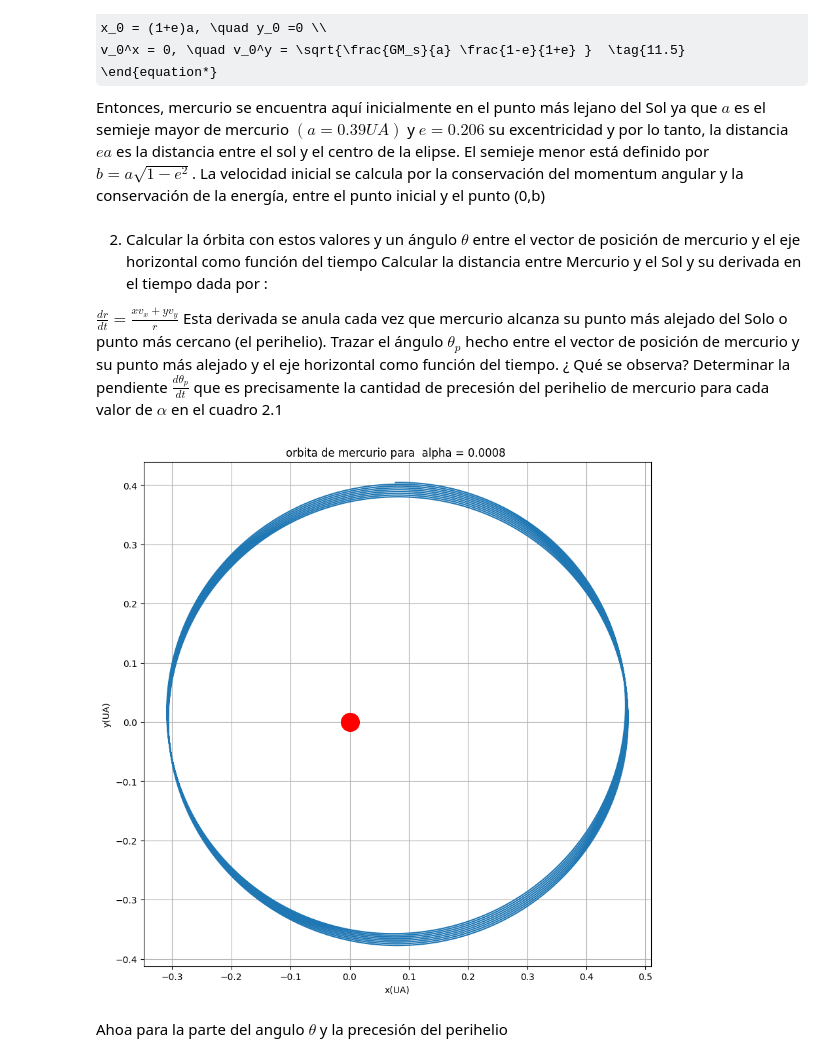
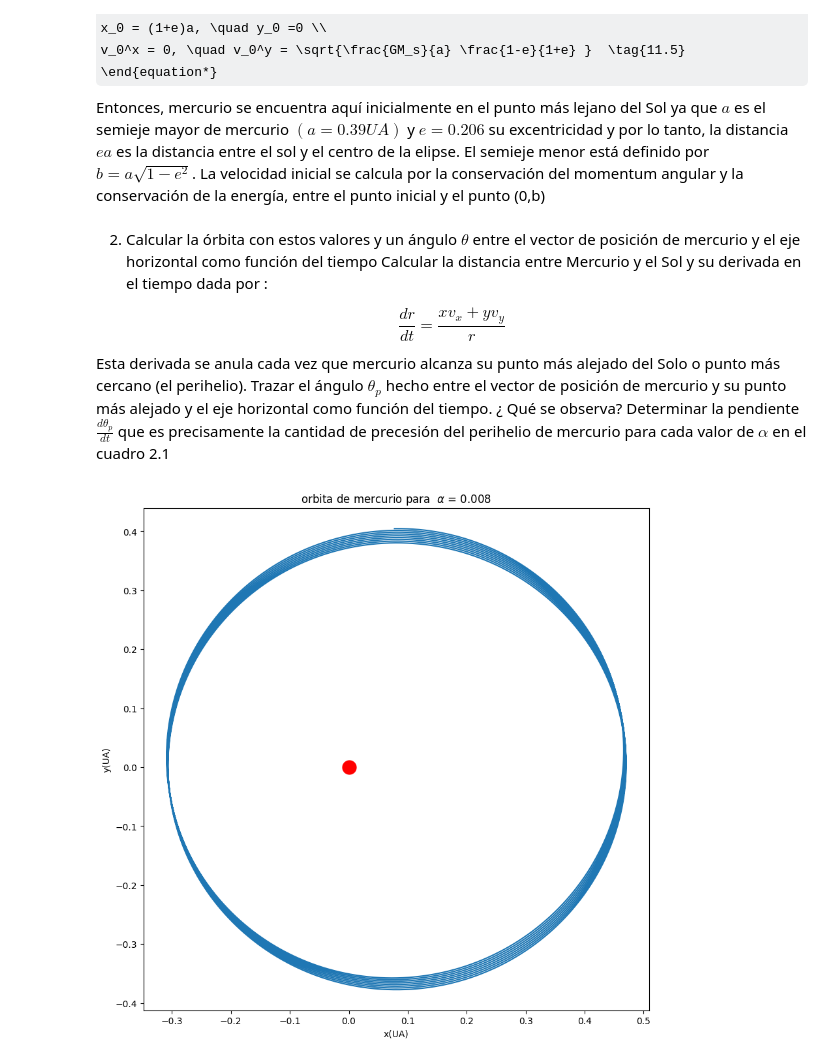
Before and after one commit to JFernando6321/computational-physics-projects, a Jupyter notebook: perihelio_de_mercurio.ipynb, the cells around one changed output. Cells and saved outputs as stored; diff of their text form; code cells hidden in the pictures; some formulas as TeX source.

```diff
--- a/perihelio_de_mercurio.ipynb
+++ b/perihelio_de_mercurio.ipynb
@@ -49,12 +50,11 @@ El semieje menor está definido por $ b = a \sqrt{1-e^2} $. La velocidad inicial
 import numpy as np
 import matplotlib.pyplot as plt
 
-#Consideramos las constantes:
+#Datos del problema :
 
 G = 4*np.pi**2
 Ms = 1
-alpha = 0.0008 #El valor inicial
-a = 0.39 #UA
+a = 0.39
 e = 0.206
 AU_to_km = 1.496e8 # Unidad astronómica en kilometros
 
@@ -70,7 +70,7 @@ def aceleracion(x,y,alpha):
 
 #Ahora implementamos el metodo de runge kutta
 
-def runge_kutta_4(alpha, x0, y0, vx0, vy0, dt, N):
+def runge_kutta_4(x0, y0, vx0, vy0, dt, N, alpha):
   x= np.zeros(N)
   y= np.zeros(N)
   vx= np.zeros(N)
@@ -121,40 +121,37 @@ def runge_kutta_4(alpha, x0, y0, vx0, vy0, dt, N):
 # %% [markdown]
 2.  Calcular la órbita con estos valores y un ángulo $\theta$ entre el vector de posición de mercurio y el eje horizontal como función del tiempo Calcular la distancia entre Mercurio y el Sol y su derivada en el tiempo dada por :
 
-$
+$$
 \frac{dr}{dt} = \frac{xv_x +y v_y}{ r}  \tag{11.6}
-$
+$$
 Esta derivada se anula cada vez que mercurio alcanza su punto más alejado del Solo o punto más cercano (el perihelio). Trazar el ángulo $\theta_p$ hecho entre el vector de posición de mercurio y su punto más alejado y el eje horizontal como función del tiempo. ¿ Qué se observa? Determinar la pendiente $\frac{d\theta_p}{dt } $ que es precisamente la cantidad de precesión del perihelio de mercurio para cada valor de $\alpha$ en el cuadro 2.1
 # %%
 # =====================================================================
 #                 calculo de la orbita
 # =====================================================================
 # tomamos las condiciones iniciales:
 b = a*np.sqrt(1-e**2)
 x0 = (1+e)*a
 y0 = 0
 vx0 = 0
 vy0 = np.sqrt(G*Ms/a*(1-e)/(1+e))
 
 #Los parametros conlos que trabajaremos
 
 N = 20000 #Numero de pasos
 dt = 0.0001 # Paso de tiempo
 
-x, y, vx, vy, t = runge_kutta_4(alpha, x0, y0, vx0 ,vy0 , dt, N)
+x_1, y_1, vx_1, vy_1, t = runge_kutta_4(x0, y0, vx0 ,vy0 , dt, N, 0.0008)
 
 # Obtenemos la orbita que buscamos
 
 plt.figure(figsize=(10,10))
-plt.plot(x,y)
+plt.plot(x_1,y_1)
 plt.xlabel('x(UA)')
 plt.ylabel('y(UA)')
-plt.title('orbita de mercurio para  alpha = {} '.format(alpha))
-plt.grid()
+plt.title('orbita de mercurio para  $\\alpha$ = 0.008' )
 plt.axis('equal')
-plt.plot([0],[0],'or',markersize=20)
+plt.plot([0],[0],'or',markersize=15)
 plt.show()
 # %% [output]
-[figure, old version]
+[figure, new version]
-# %% [markdown]
-Ahoa para la parte del angulo $\theta$ y la precesión del perihelio
```
Also changed, not shown: parts of 10 cells of this notebook.
